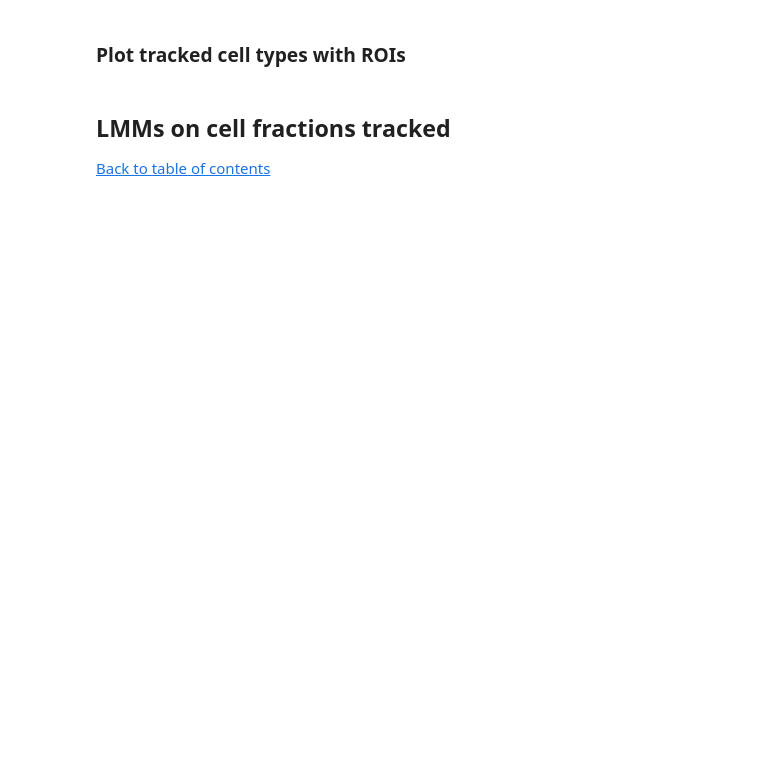
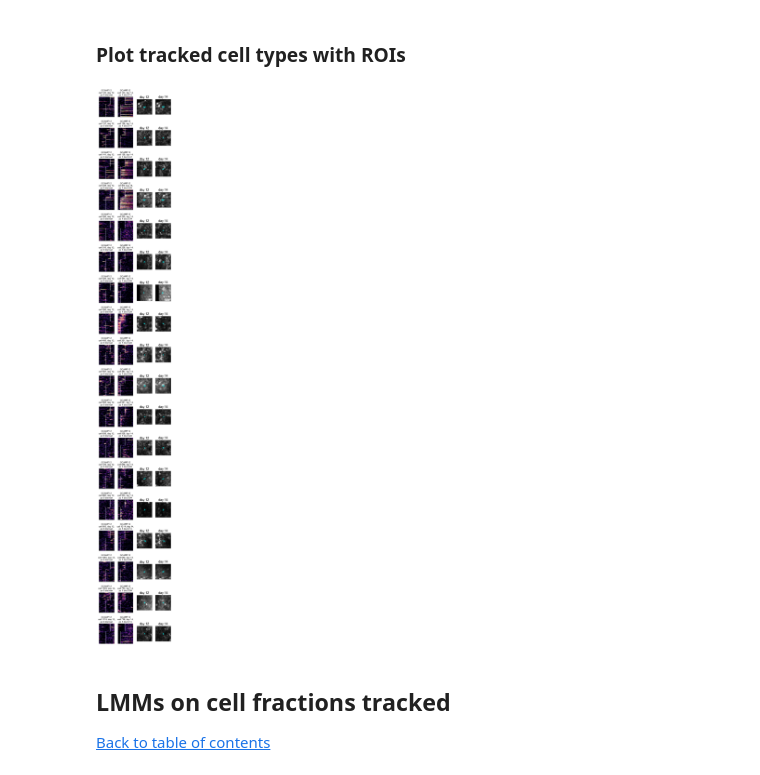
Before and after one commit to GiocomoLab/Sosa_et_al_2024, a Jupyter notebook: notebooks/Fig5_Ext6_TrackingCellsAcrossDays.ipynb, the cells around one changed output. Drawn from its saved outputs; the diff is of its cells as text; code cells hidden in the pictures; blank space fills up the shorter version.

Commit message:
more efficient plotting

```diff
--- a/notebooks/Fig5_Ext6_TrackingCellsAcrossDays.ipynb
+++ b/notebooks/Fig5_Ext6_TrackingCellsAcrossDays.ipynb
@@ -632,15 +529,18 @@ rr cells 58
 # %% [markdown]
 ### Plot tracked cell types with ROIs
 # %%
-an_list = ['GCAMP18']
+an_list = ['GCAMP12']
 ds_i = 5
 base_pkl_path = os.path.join(path_dict['preprocessed_root'],"sess")
 
 # cell class on ref day
-key = 'rr'  # 'rr', 'track', 'pc', 'nonpc', 'appear', 'disappear', 'nontrack_pc'
+key = 'nonpc'  # 'rr', 'track', 'pc', 'nonpc', 'appear', 'disappear', 'nontrack_pc'
 
 # what the cell converts into
 become_key = 'rr' # 'rr' or 'track'
+
+# for square aspect
+aspect = 796/512
 
 for an in an_list:
 
@@ -688,7 +588,7 @@ for an in an_list:
                 is_pc = np.isin(cell_id_this_day,
                                 np.where(multiDayData[day].overall_place_cell_masks[an])[0])
 
-
+                # Plot the cell trial-by-trial firing pattern each day
                 placeCellPlot.plot_single_cell(
                     ax[c_i, d_i],
                     trial_mat=pf,
@@ -705,6 +605,7 @@ for an in an_list:
 
                 sess_deets = roi_match['sess_deets'][day_ind]
 
+                # Plot the local FOV
                 if not np.isnan(sess_deets['scan']):
                     with open(os.path.join(base_pkl_path, an, sess_deets['date'],
                                            "%s_%.3d_%.3d.pickle" % (sess_deets['scene'],
@@ -714,37 +615,43 @@ for an in an_list:
 
                         roi_com = [sess.s2p_stats[cell_id_this_day]['ypix'].mean(),
                                    sess.s2p_stats[cell_id_this_day]['xpix'].mean()]
 
-                        ybounds = [int(max(0,roi_com[0]-50)), int(min(512,roi_com[0]+50))]
-                        xbounds = [int(max(0,roi_com[1]-50)), int(min(796*sess.n_planes,roi_com[1]+50))]
+                        ybounds = [int(max(0,roi_com[0]-40)), int(min(512,roi_com[0]+40))]
+                        xbounds = [int(max(0,roi_com[1]-(40*aspect))), int(min(796*sess.n_planes,roi_com[1]+(40*aspect)))]
 
+                        # plot local FOV
                         ax[c_i, d_i+len(day_slices[ds_i])].imshow(
                             sess.s2p_ops['meanImg'][ybounds[0]:ybounds[1],
                                                     xbounds[0]:xbounds[1]],
-                            cmap='Greys_r',aspect='auto')
+                            cmap='Greys_r',aspect=aspect, )
+                            # vmax=np.percentile(sess.s2p_ops['meanImg'][ybounds[0]:ybounds[1],
+                            #                         xbounds[0]:xbounds[1]].ravel(),99.9) ) #'auto')
                         roi = np.zeros([512,796*sess.n_planes])*np.nan
                         roi[sess.s2p_stats[cell_id_this_day]['ypix'],
                             sess.s2p_stats[cell_id_this_day]['xpix']]=1
+                # plot ROI shading
                 ax[c_i, d_i+len(day_slices[ds_i])].imshow(
                     roi[ybounds[0]:ybounds[1],
                         xbounds[0]:xbounds[1]],
-                    cmap='cool',alpha=.65) #bwr_r
+                    cmap='cool',alpha=.65, aspect=aspect) #bwr_r
                 ax[c_i, d_i+len(day_slices[ds_i])].set_title(f"day {day}")
                 ax[c_i, d_i+len(day_slices[ds_i])].set_xticks([])
                 ax[c_i, d_i+len(day_slices[ds_i])].set_yticks([])
 
                 ax[c_i,d_i].set_title(
                     f"{an} \n cell {cell_id_this_day}, day {day}, \n pc {is_pc*1} dist {dist:.2f} ", fontsize=10)
 
         fig.patch.set_facecolor("white")
 
         save_figure = False
         if save_figure:
             pt.savefig(fig, fig_dir, ("%s_expdays%s_TRACKED_CellType-%s_pf_roi_cyan" % (
                 an, "-".join([str(d) for d in day_slices[ds_i]]), key)),
                       extension=".pdf")
     else:
         print('no cells of this category and conversion')
+# %% [output]
+[figure, added]
 # %% [markdown]
 ## LMMs on cell fractions tracked
 
```
Also changed, not shown: parts of 4 cells of this notebook, 1 other file.
